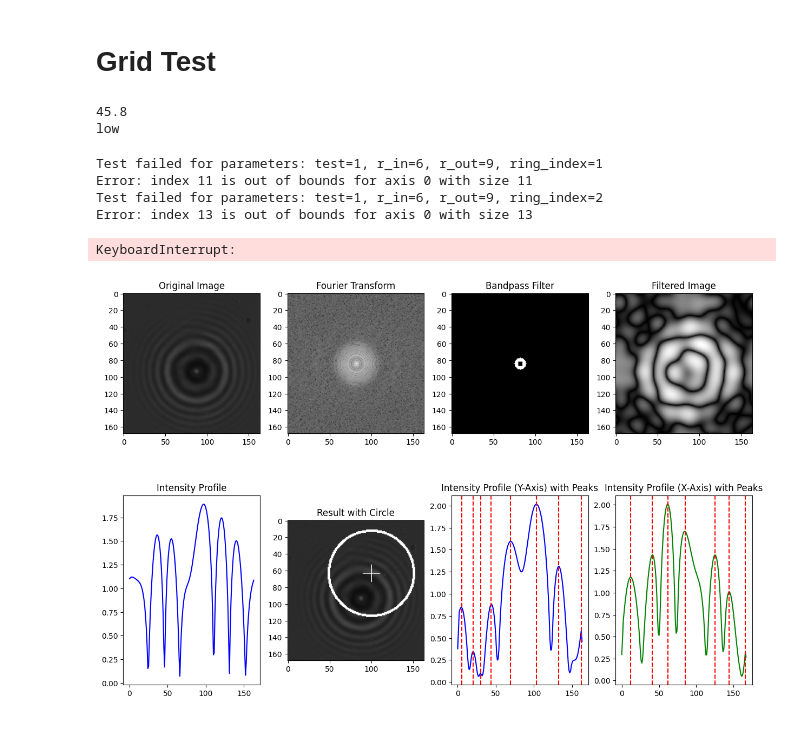
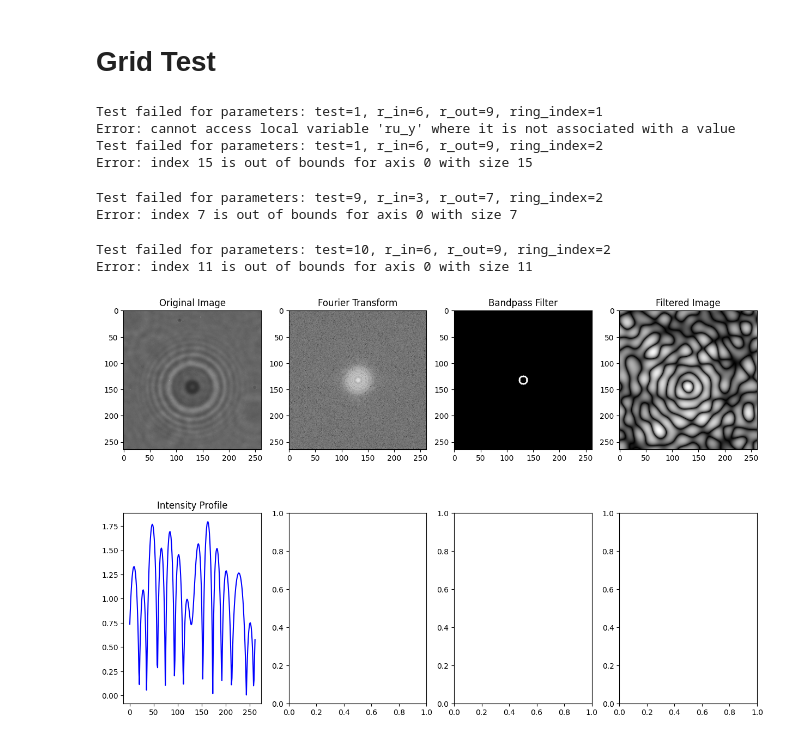
Before and after one commit to Human204/ZieduRadimas, a Jupyter notebook: main.ipynb, the cells around one changed output. Saved outputs shown, nothing was run; the diff lists cells and outputs as text; code cells hidden in the pictures.

Commit message:
post processing

```diff
--- a/main.ipynb
+++ b/main.ipynb
@@ -146,6 +147,15 @@ def get_center_from_minimums(minimums, current_center,min_depth=0.25):
     distance_between_minimums = np.abs(right_minimum - left_minimum)
 
     return refined_center, distance_between_minimums
+# %%
+def draw_circle(image,ccol,crow,circle_radius):
+    cross_length=10
+
+    circle_img = cv2.circle(image.copy(), (ccol, crow), int(circle_radius), (255, 0, 0), 2)
+    cv2.line(circle_img,(ccol - cross_length, crow), (ccol + cross_length, crow), (255, 255, 255), 1)
+    cv2.line(circle_img, (ccol, crow - cross_length), (ccol, crow + cross_length), (255, 255, 255), 1)
+
+    return circle_img
 # %% [markdown]
 ## Image extraction and exploration
 # %%
@@ -373,35 +443,35 @@ def ring_search(r_in,r_out,ring_index,allowed_change,input_path,input_tiff,outpu
 #         continue
 # %%
 test_values = ['1','2','3','4','5','6','7','8','9','10']
-# r_in_values = [3, 6]  # List of r_in values
-# r_out_values = [7, 9]  # List of r_out values
 r_vals=[[3,7],[6,9]]
 ring_index_values = [1, 2]  # List of ring_index values
 
 for test, r_val, ring_index in itertools.product(test_values, r_vals, ring_index_values):
     try:
         # Test each combination
         params = {
             'r_in': r_val[0],
             'r_out': r_val[1],
             'ring_index': ring_index,
-            'allowed_change': 0.2,
+            'allowed_change': 1,
             'input_path': 'Tiffs_Validation',
             'input_tiff': f'Video{test}.tif',
             'output_base_path': f'Results_Validation/Video{test}'
         }
-        ring_search(**params)
+        # ring_search(**params)
+        post_processing(**params)
     except Exception as e:
         print(f"Test failed for parameters: test={test}, r_in={r_val[0]}, r_out={r_val[1]}, ring_index={ring_index}")
         print(f"Error: {e}")
         continue
 # %% [output]
-45.8
-low
+Test failed for parameters: test=1, r_in=6, r_out=9, ring_index=1
+Error: cannot access local variable 'ru_y' where it is not associated with a value
+Test failed for parameters: test=1, r_in=6, r_out=9, ring_index=2
+Error: index 15 is out of bounds for axis 0 with size 15
-Test failed for parameters: test=1, r_in=6, r_out=9, ring_index=1
-Error: index 11 is out of bounds for axis 0 with size 11
-Test failed for parameters: test=1, r_in=6, r_out=9, ring_index=2
-Error: index 13 is out of bounds for axis 0 with size 13
+Test failed for parameters: test=9, r_in=3, r_out=7, ring_index=2
+Error: index 7 is out of bounds for axis 0 with size 7
-KeyboardInterrupt:
+Test failed for parameters: test=10, r_in=6, r_out=9, ring_index=2
+Error: index 11 is out of bounds for axis 0 with size 11
-[figure, old version]
+[figure, new version]
 # %%
```
Also changed, not shown: parts of 4 cells of this notebook, 38 other files.
